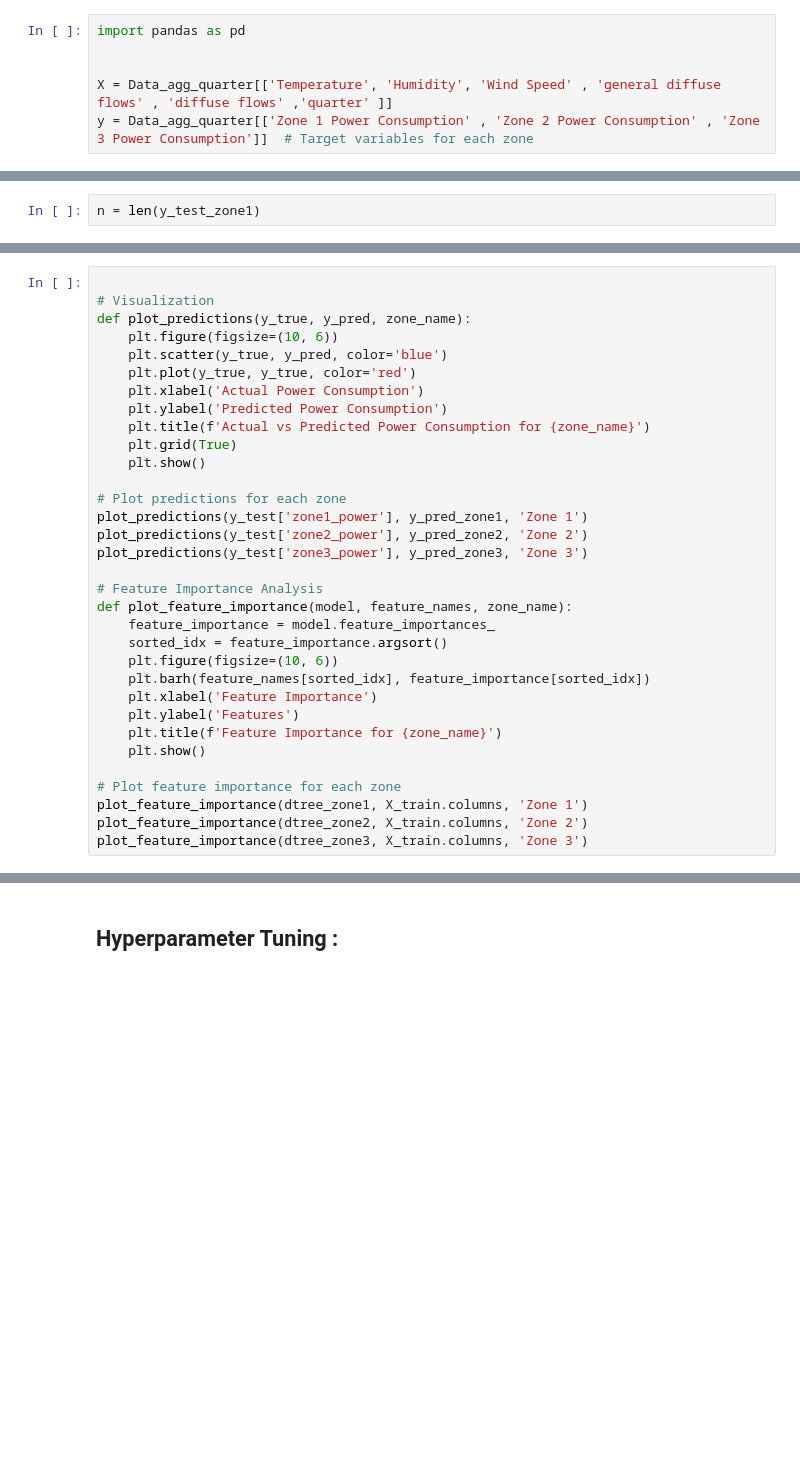
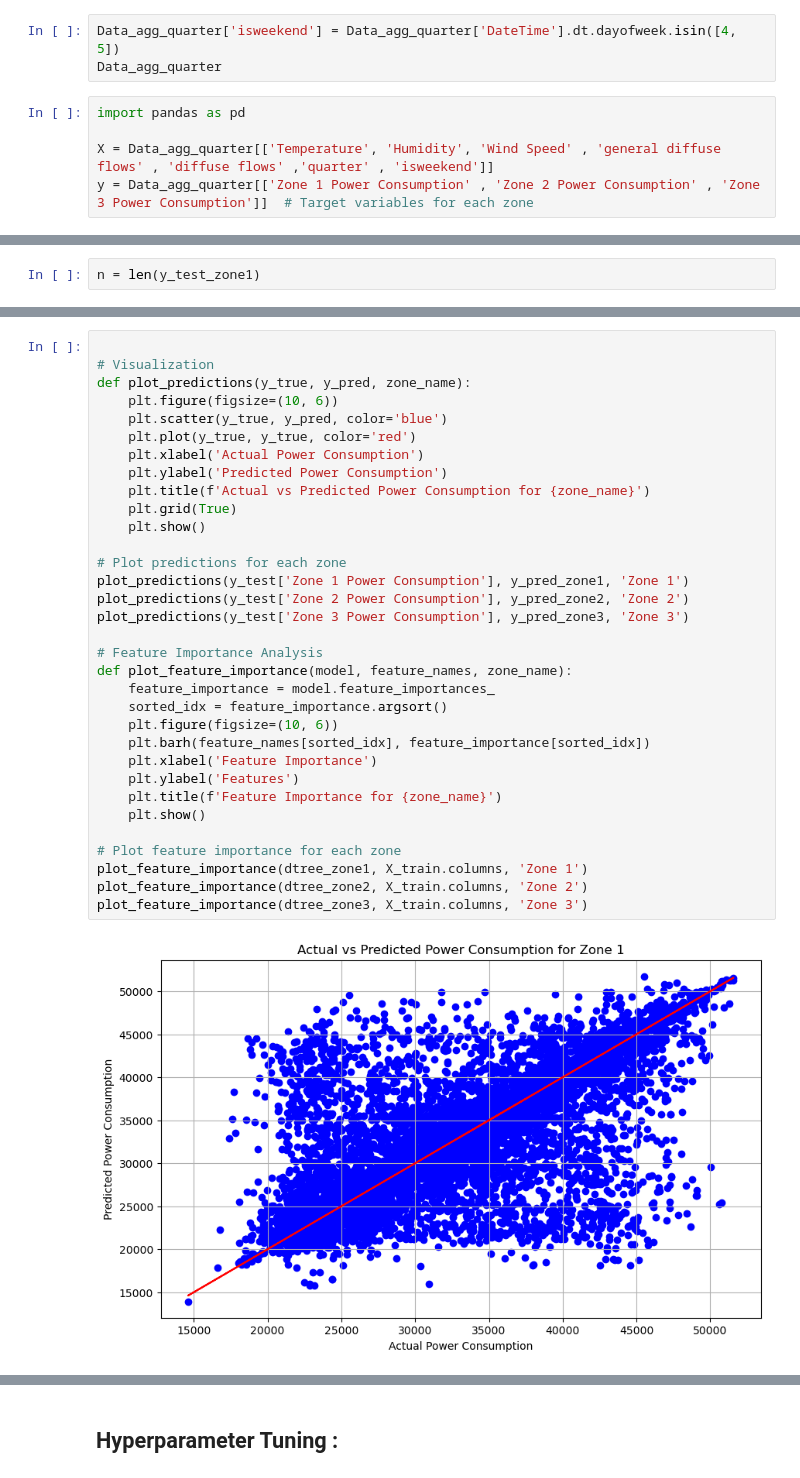
Before and after one commit to Su-mia/ML-Power-Consumption-Prediction, a Jupyter notebook: preprocessing_&_visualisation.ipynb, the cells around one changed output, grey strips where cells are left out. Saved outputs shown, nothing was run; the diff lists cells and outputs as text; blank space fills up the shorter version.

```diff
--- a/preprocessing_&_visualisation.ipynb
+++ b/preprocessing_&_visualisation.ipynb
@@ -292,11 +302,13 @@ Data_agg_quarter
 | 52414 | 2017-12-30 23:40:00 | 6.758 | 73.0 | 0.080 | 0.066 | 0.089 | ... |
 | 52415 | 2017-12-30 23:50:00 | 6.580 | 74.1 | 0.081 | 0.062 | 0.111 | ... |
 52416 rows × 10 columns
+# %%
+Data_agg_quarter['isweekend'] = Data_agg_quarter['DateTime'].dt.dayofweek.isin([4, 5])
+Data_agg_quarter
 # %%
 import pandas as pd
 
-
-X = Data_agg_quarter[['Temperature', 'Humidity', 'Wind Speed' , 'general diffuse flows' , 'diffuse flows' ,'quarter' ]]
+X = Data_agg_quarter[['Temperature', 'Humidity', 'Wind Speed' , 'general diffuse flows' , 'diffuse flows' ,'quarter' , 'isweekend']]
 y = Data_agg_quarter[['Zone 1 Power Consumption' , 'Zone 2 Power Consumption' , 'Zone 3 Power Consumption']]  # Target variables for each zone
 # %%
 from sklearn.model_selection import train_test_split
@@ -424,33 +444,35 @@ Mean Percentage Error for Zone 3: 13.05325244243027
 # %%
 
 # Visualization
 def plot_predictions(y_true, y_pred, zone_name):
     plt.figure(figsize=(10, 6))
     plt.scatter(y_true, y_pred, color='blue')
     plt.plot(y_true, y_true, color='red')
     plt.xlabel('Actual Power Consumption')
     plt.ylabel('Predicted Power Consumption')
     plt.title(f'Actual vs Predicted Power Consumption for {zone_name}')
     plt.grid(True)
     plt.show()
 
 # Plot predictions for each zone
-plot_predictions(y_test['zone1_power'], y_pred_zone1, 'Zone 1')
-plot_predictions(y_test['zone2_power'], y_pred_zone2, 'Zone 2')
-plot_predictions(y_test['zone3_power'], y_pred_zone3, 'Zone 3')
+plot_predictions(y_test['Zone 1 Power Consumption'], y_pred_zone1, 'Zone 1')
+plot_predictions(y_test['Zone 2 Power Consumption'], y_pred_zone2, 'Zone 2')
+plot_predictions(y_test['Zone 3 Power Consumption'], y_pred_zone3, 'Zone 3')
 
 # Feature Importance Analysis
 def plot_feature_importance(model, feature_names, zone_name):
     feature_importance = model.feature_importances_
     sorted_idx = feature_importance.argsort()
     plt.figure(figsize=(10, 6))
     plt.barh(feature_names[sorted_idx], feature_importance[sorted_idx])
     plt.xlabel('Feature Importance')
     plt.ylabel('Features')
     plt.title(f'Feature Importance for {zone_name}')
     plt.show()
 
 # Plot feature importance for each zone
 plot_feature_importance(dtree_zone1, X_train.columns, 'Zone 1')
 plot_feature_importance(dtree_zone2, X_train.columns, 'Zone 2')
 plot_feature_importance(dtree_zone3, X_train.columns, 'Zone 3')
+# %% [output]
+[figure, added]
```
Also changed, not shown: parts of 52 cells of this notebook.
